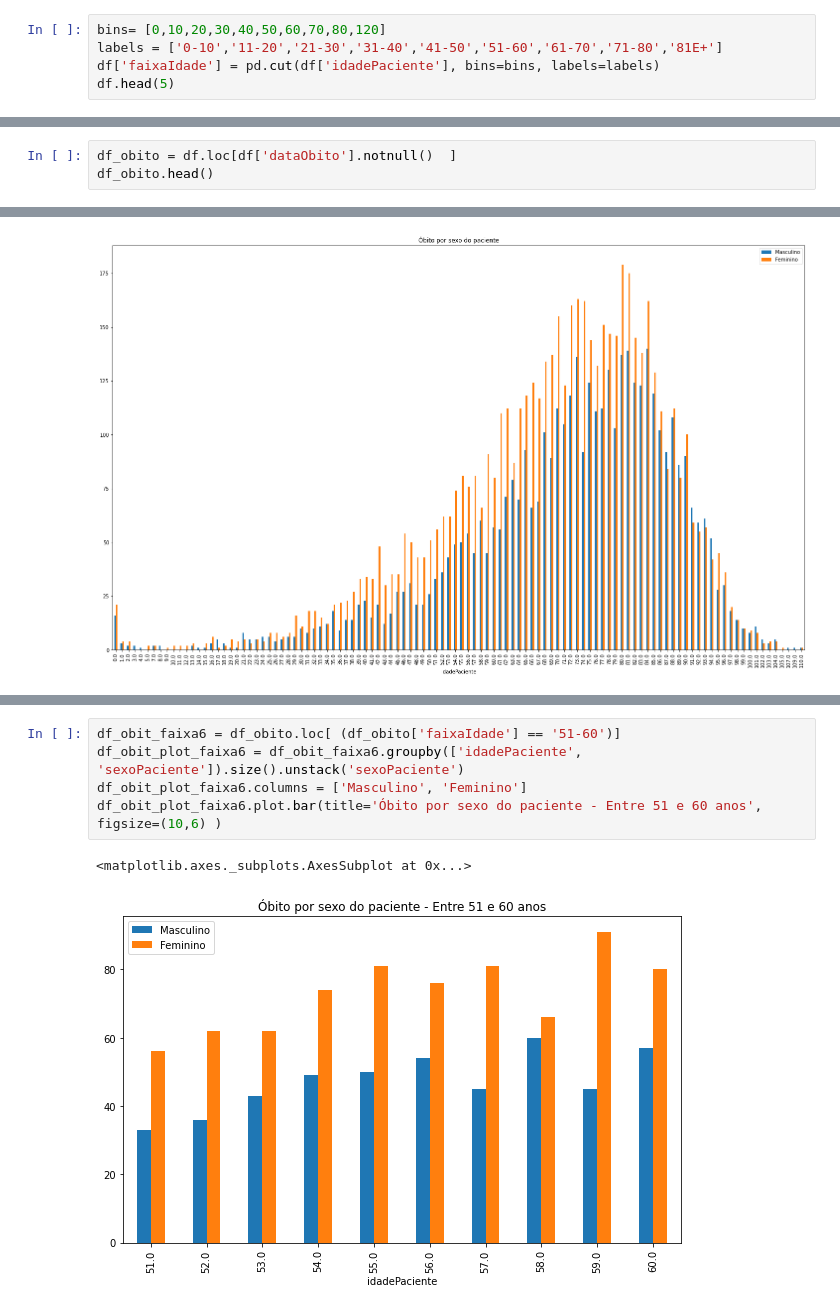
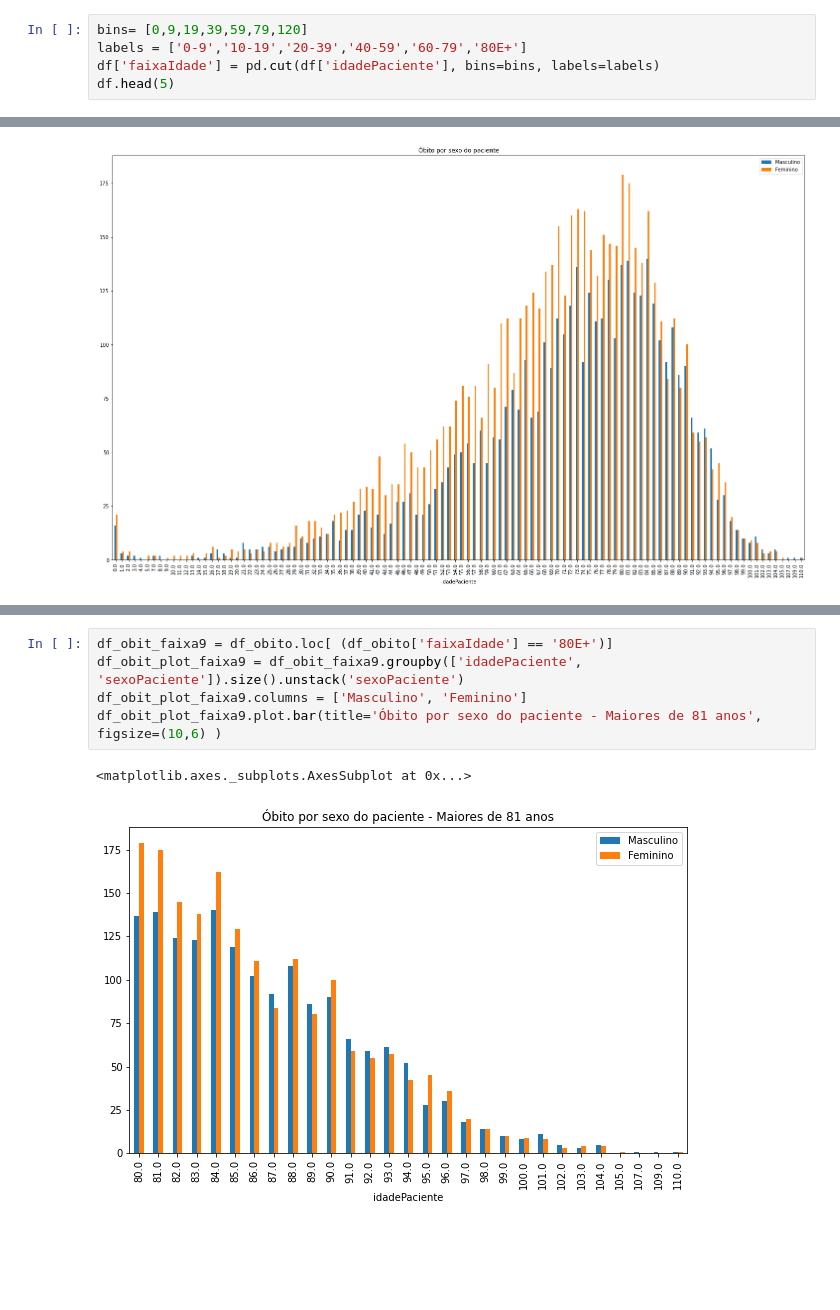
Before and after one commit to ominivac/analise_integraSUS, a Jupyter notebook: Analise_de_dados_do_IntegraSUS.ipynb, the cells around one changed output, grey strips where cells are left out. Cells and saved outputs as stored; diff of their text form; blank space fills up the shorter version.

```diff
--- a/Analise_de_dados_do_IntegraSUS.ipynb
+++ b/Analise_de_dados_do_IntegraSUS.ipynb
@@ -241,8 +206,8 @@ df
 # %% [markdown]
 **Gerar nova coluna para faixa de idade**
 # %%
-bins= [0,10,20,30,40,50,60,70,80,120]
-labels = ['0-10','11-20','21-30','31-40','41-50','51-60','61-70','71-80','81E+']
+bins= [0,9,19,39,59,79,120]
+labels = ['0-9','10-19','20-39','40-59','60-79','80E+']
 df['faixaIdade'] = pd.cut(df['idadePaciente'], bins=bins, labels=labels)
 df.head(5)
 # %% [output]
@@ -333,3 +335,0 @@ df_confir_graf.plot(figsize=(50, 20), kind='bar')
-# %%
-df_obito = df.loc[df['dataObito'].notnull()  ]
-df_obito.head()
@@ -493,8 +477,8 @@ df_obit_plot_faixa5.plot.bar(title='Óbito por idade do paciente - entre 41 e 50
 # %%
-df_obit_faixa6 = df_obito.loc[ (df_obito['faixaIdade'] == '51-60')]
-df_obit_plot_faixa6 = df_obit_faixa6.groupby(['idadePaciente', 'sexoPaciente']).size().unstack('sexoPaciente')
-df_obit_plot_faixa6.columns = ['Masculino', 'Feminino']
-df_obit_plot_faixa6.plot.bar(title='Óbito por sexo do paciente - Entre 51 e 60 anos', figsize=(10,6) )
+df_obit_faixa9 = df_obito.loc[ (df_obito['faixaIdade'] == '80E+')]
+df_obit_plot_faixa9 = df_obit_faixa9.groupby(['idadePaciente', 'sexoPaciente']).size().unstack('sexoPaciente')
+df_obit_plot_faixa9.columns = ['Masculino', 'Feminino']
+df_obit_plot_faixa9.plot.bar(title='Óbito por sexo do paciente - Maiores de 81 anos', figsize=(10,6) )
 # %% [output]
 <matplotlib.axes._subplots.AxesSubplot at 0x...>
-[figure, old version]
+[figure, new version]
```
Also changed, not shown: parts of 54 cells of this notebook.
